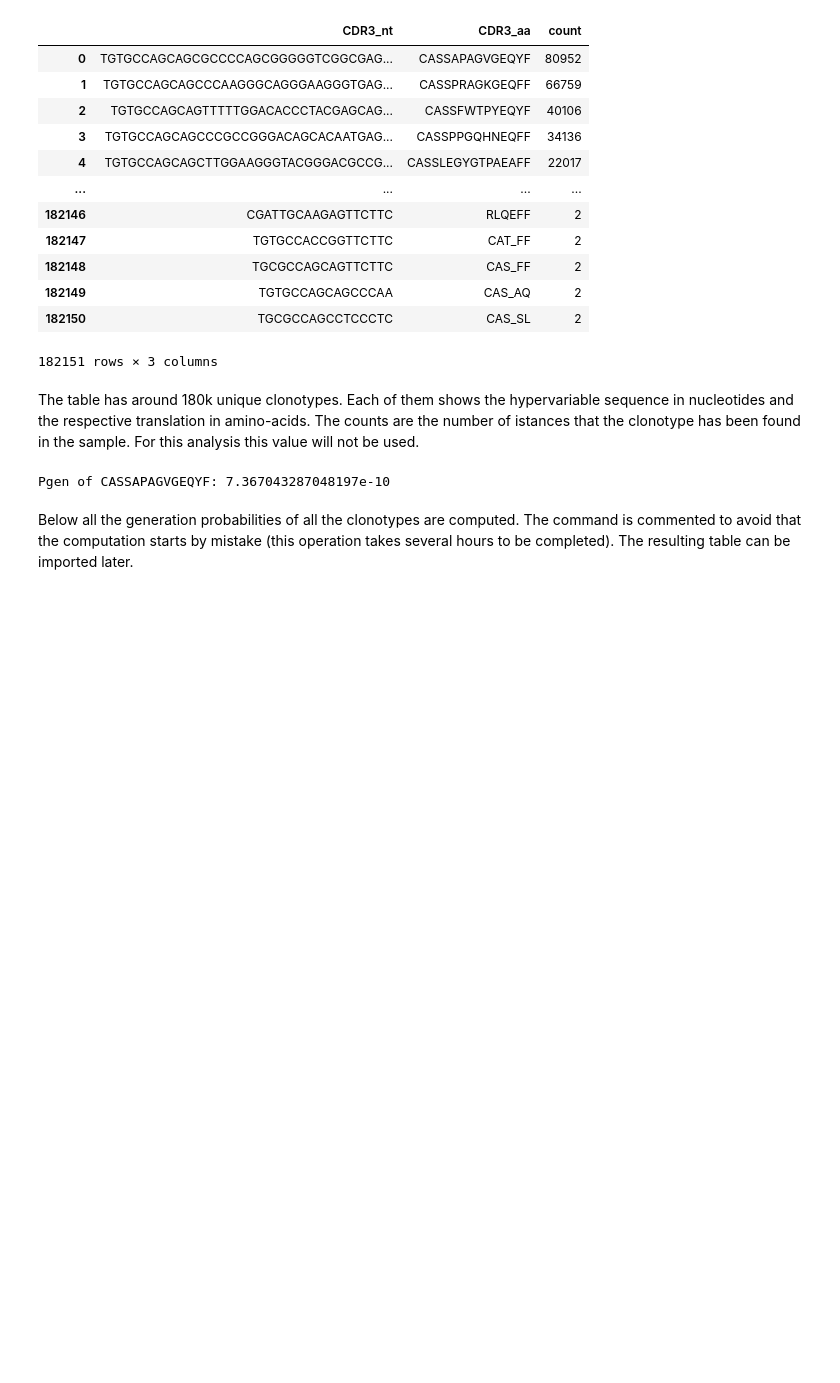
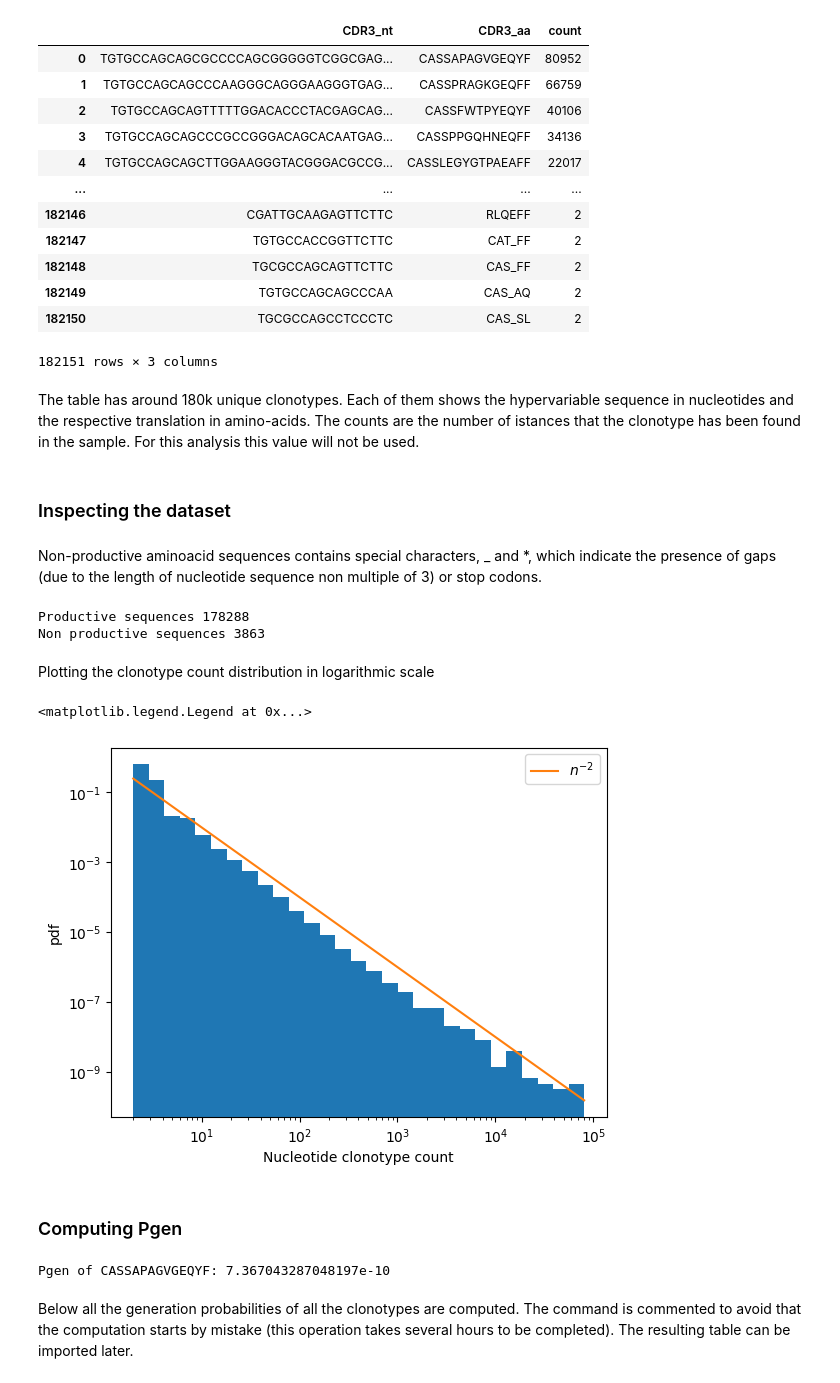
Before and after one commit to amazzoli/Quantitative_immunology, a Jupyter notebook: notebooks/ALICE_preprocess.ipynb, the cells around one changed output. Saved outputs shown, nothing was run; the diff lists cells and outputs as text; code cells hidden in the pictures; blank space fills up the shorter version.

```diff
--- a/notebooks/ALICE_preprocess.ipynb
+++ b/notebooks/ALICE_preprocess.ipynb
@@ -72,6 +72,42 @@ frame
 The table has around 180k unique clonotypes.
 Each of them shows the hypervariable sequence in nucleotides and the respective translation in amino-acids.
 The counts are the number of istances that the clonotype has been found in the sample. For this analysis this value will not be used.
+# %% [markdown]
+### Inspecting the dataset
+# %% [markdown]
+Non-productive aminoacid sequences contains special characters, _ and *, which indicate the presence of gaps (due to the length of nucleotide sequence non multiple of 3) or stop codons.
+# %%
+def check_productive(row):
+  if '_' in row['CDR3_aa'] or '*' in row['CDR3_aa']:
+    row['productive'] = False
+  else:
+    row['productive'] = True
+  return row
+
+frame = frame.apply(check_productive, axis=1)
+# %%
+print('Productive sequences', np.sum(frame['productive']))
+print('Non productive sequences', len(frame) - np.sum(frame['productive']))
+# %% [output]
+Productive sequences 178288
+Non productive sequences 3863
+# %% [markdown]
+Plotting the clonotype count distribution in logarithmic scale
+# %%
+counts = frame['count'].values
+bins = np.logspace(np.log10(min(counts)), np.log10(max(counts)), 30)
+plt.xscale('log')
+plt.yscale('log')
+plt.xlabel('Nucleotide clonotype count')
+plt.ylabel('pdf')
+h = plt.hist(counts, bins=bins, density=True)
+plt.plot(bins, bins**(-2), label=r'$n^{-2}$')
+plt.legend()
+# %% [output]
+<matplotlib.legend.Legend at 0x...>
+[figure, added]
+# %% [markdown]
+### Computing Pgen
 # %%
 seq = frame.loc[0]['CDR3_aa']
 pgen = pgen_model.compute_aa_CDR3_pgen(seq)
```
Also changed, not shown: parts of 3 cells of this notebook.
